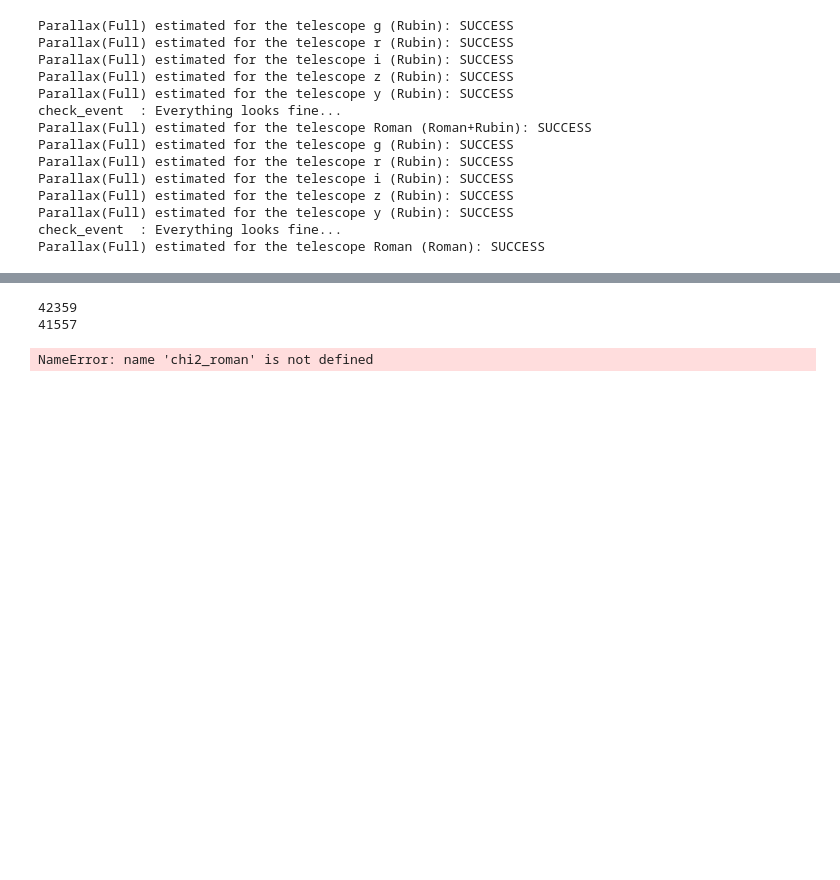
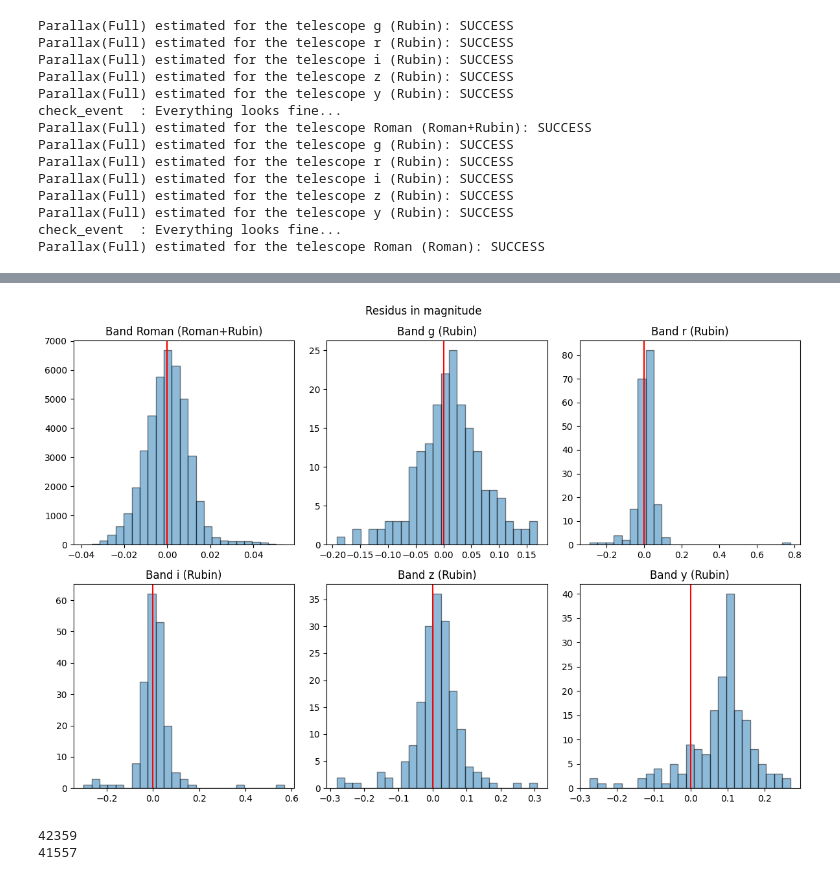
Before and after one commit to anibal-art/roman_rubin, a Jupyter notebook: notebooks/Example_sim_and_fit.ipynb, the cells around one changed output, grey strips where cells are left out. Drawn from its saved outputs; the diff is of its cells as text; code cells hidden in the pictures; blank space fills up the shorter version.

```diff
--- a/notebooks/Example_sim_and_fit.ipynb
+++ b/notebooks/Example_sim_and_fit.ipynb
@@ -200,3 +200,36 @@ Parallax(Full) estimated for the telescope g (Rubin): SUCCESS
+# %%
+import matplotlib.pyplot as plt
+import pyLIMA
+
+microlensing_model = model_rr
+
+pyLIMA_parameters = microlensing_model.compute_pyLIMA_parameters(data_fit_rr['best_model'])
+
+# Define the number of subplots, adjust the number of rows and columns as needed
+num_telescopes = len(microlensing_model.event.telescopes)
+rows = 2  # Set the number of rows for the grid
+cols = (num_telescopes + 1) // rows  # Set the number of columns based on the number of telescopes
+
+fig, axes = plt.subplots(rows, cols, figsize=(12, 8))
+axes = axes.flatten()  # Flatten the axes array to easily iterate
+
+for ind, tel in enumerate(microlensing_model.event.telescopes):
+    if tel.lightcurve_flux is not None:
+        residus_in_mag = pyLIMA.fits.objective_functions.photometric_residuals_in_magnitude(
+            tel, microlensing_model, pyLIMA_parameters
+        )
+
+        # Plot the histogram in the corresponding subplot
+        axes[ind].hist(residus_in_mag,bins=25, edgecolor='k', alpha=0.5)
+        axes[ind].set_title(f'Band {tel.name}')
+        axes[ind].axvline(0, color='red')
+
+# Adjust layout to prevent overlapping
+plt.suptitle('Residus in magnitude')
+plt.tight_layout()
+plt.show()
+# %% [output]
+[figure, added]
 # %%
 nparams_ulens = 9
 
@@ -213,8 +251,3 @@ print(dof_roman)
 # %% [output]
 42359
 41557
-# %%
-# print(chi2_rr/dof_rr)
-print(chi2_roman/dof_roman)
-# %% [output]
-NameError: name 'chi2_roman' is not defined
```
Also changed, not shown: parts of 8 cells of this notebook, 1 other file.
